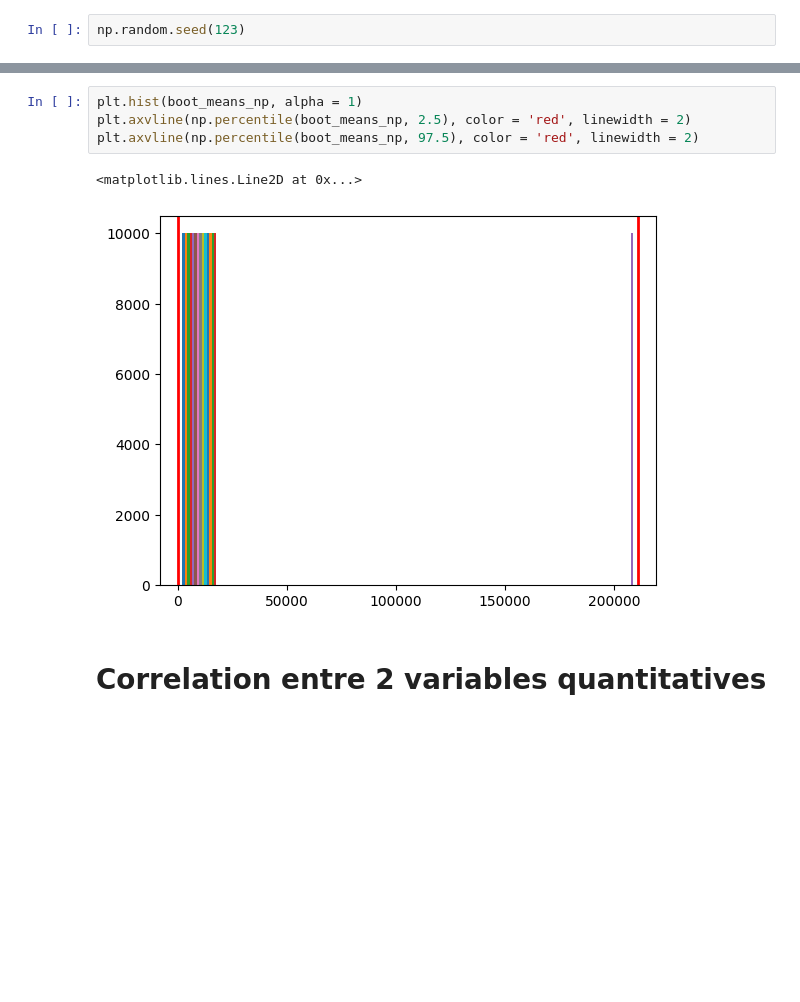
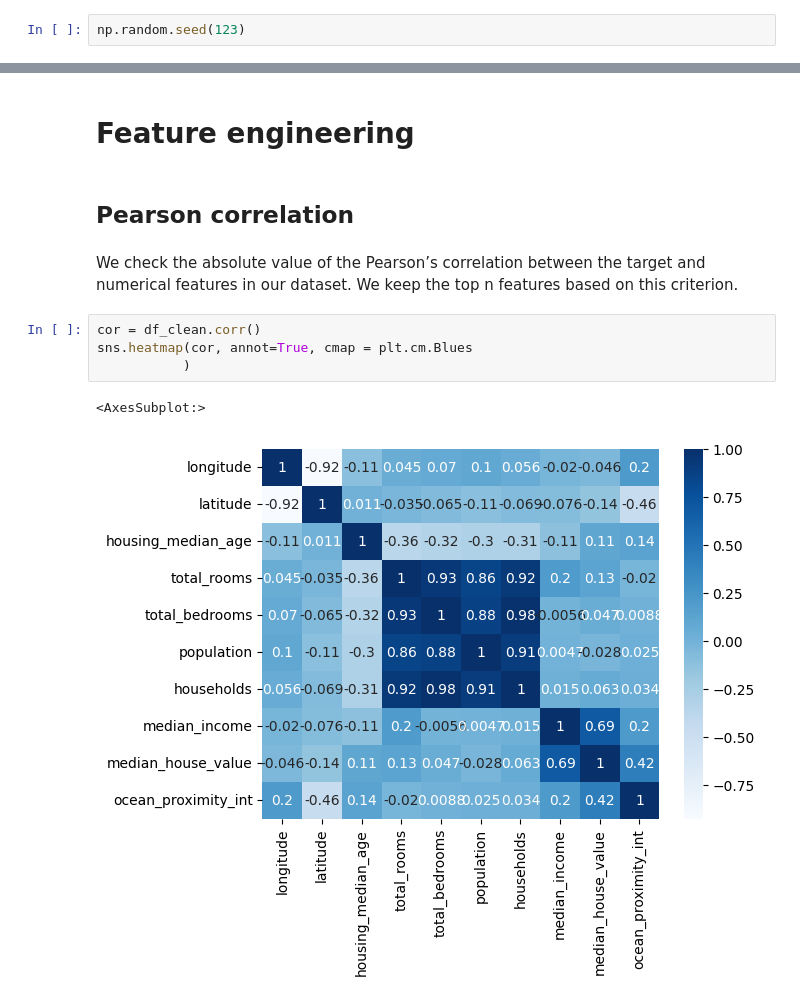
Before and after one commit to IISELII/projet_IA_immo, a Jupyter notebook: notebook_inference.ipynb, the cells around one changed output, grey strips where cells are left out. Saved outputs shown, nothing was run; the diff lists cells and outputs as text; blank space fills up the shorter version.

```diff
--- a/notebook_inference.ipynb
+++ b/notebook_inference.ipynb
@@ -196,9 +28,13 @@ array([-1.1952564e+02,  2.1065590e+05])
-# %%
-plt.hist(boot_means_np, alpha = 1)
-plt.axvline(np.percentile(boot_means_np, 2.5), color = 'red', linewidth = 2)
-plt.axvline(np.percentile(boot_means_np, 97.5), color = 'red', linewidth = 2)
-# %% [output]
-<matplotlib.lines.Line2D at 0x...>
-[figure, removed]
-# %% [markdown]
-# Correlation entre 2 variables quantitatives
+# %% [markdown]
+# Feature engineering
+# %% [markdown]
+## Pearson correlation
+# %% [markdown]
+We check the absolute value of the Pearson’s correlation between the target and numerical features in our dataset. We keep the top n features based on this criterion.
+# %%
+cor = df_clean.corr()
+sns.heatmap(cor, annot=True, cmap = plt.cm.Blues
+           )
+# %% [output]
+<AxesSubplot:>
+[figure, added]
```
Also changed, not shown: parts of 41 cells of this notebook, 2 other files.
